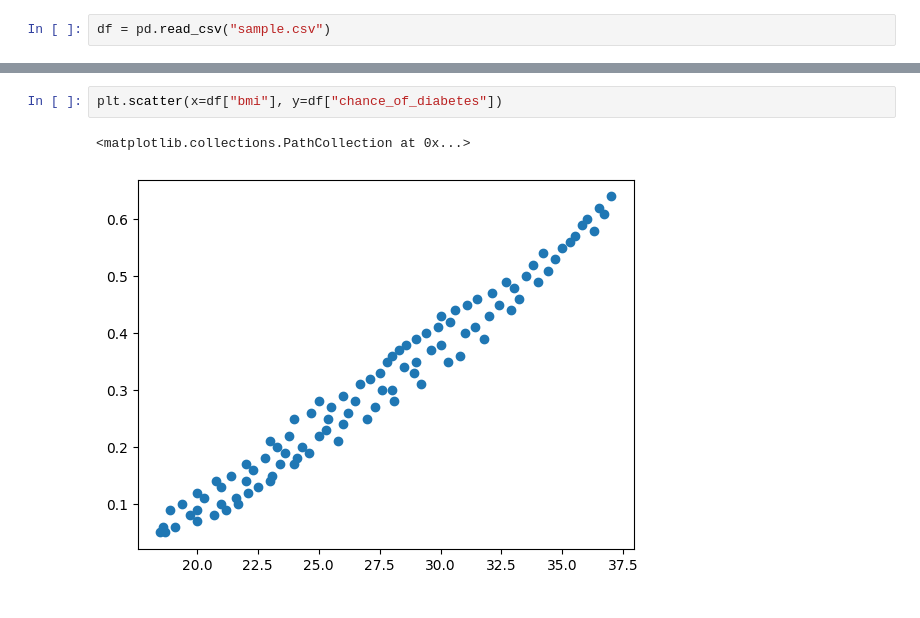
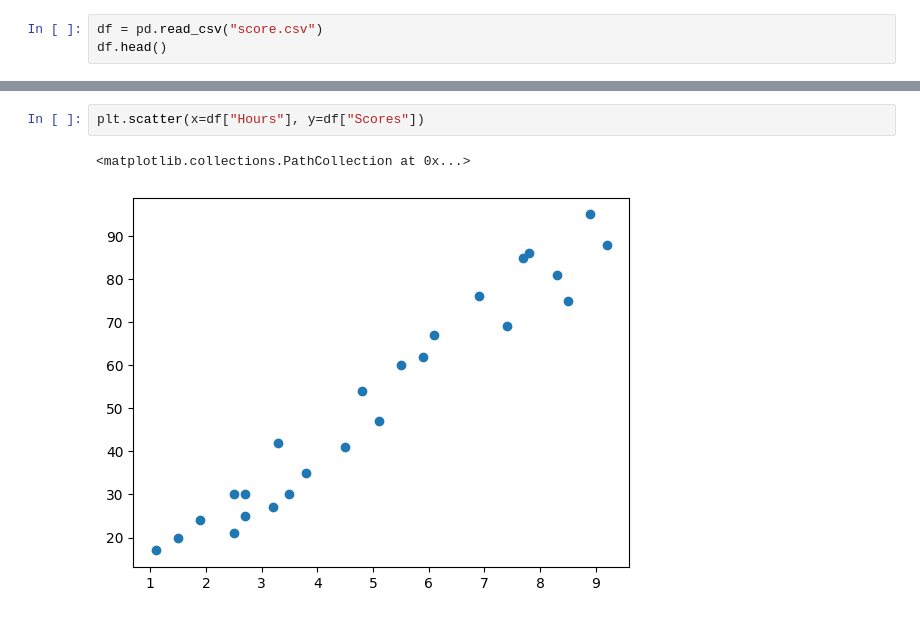
Before and after one commit to festiveelephantseal/UH-CEA-Summer-Research, a Jupyter notebook: Research.ipynb, the cells around one changed output, grey strips where cells are left out. Drawn from its saved outputs; the diff is of its cells as text.

```diff
--- a/Research.ipynb
+++ b/Research.ipynb
@@ -4,2 +5,3 @@ import matplotlib.pyplot as plt
 # %%
-df = pd.read_csv("sample.csv")
+df = pd.read_csv("score.csv")
+df.head()
@@ -6,5 +15,5 @@ df = pd.read_csv("sample.csv")
 # %%
-plt.scatter(x=df["bmi"], y=df["chance_of_diabetes"])
+plt.scatter(x=df["Hours"], y=df["Scores"])
 # %% [output]
 <matplotlib.collections.PathCollection at 0x...>
-[figure, old version]
+[figure, new version]
```
Also changed, not shown: parts of 4 cells of this notebook, 2 other files.
